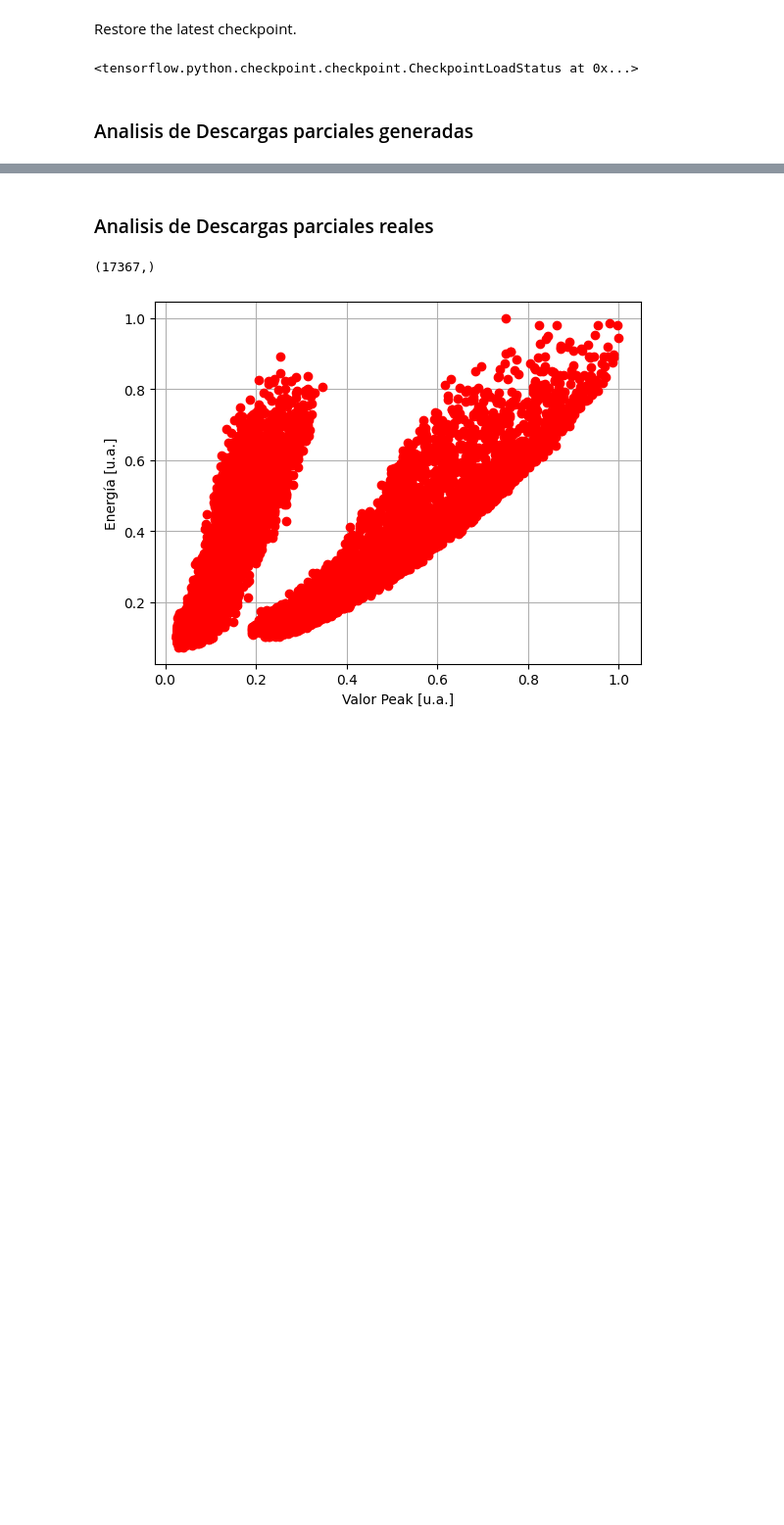
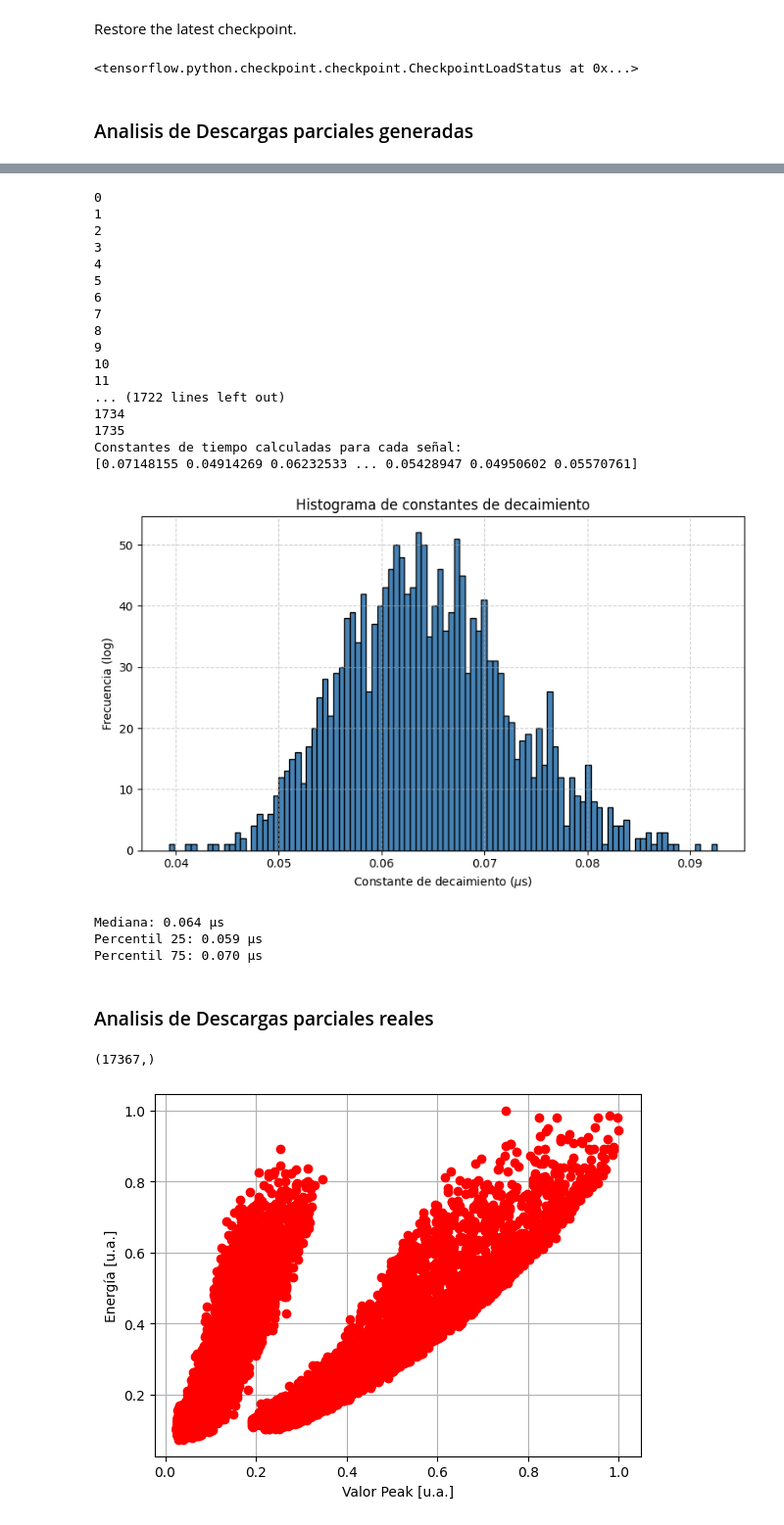
Before and after one commit to NicoTinto/PINN-Wavegan, a Jupyter notebook: DCgan_Electrical_Tree-Nicolas.ipynb, the cells around one changed output, grey strips where cells are left out. Shown at 98% size. Saved outputs shown, nothing was run; the diff lists cells and outputs as text; code cells hidden in the pictures; blank space fills up the shorter version.

```diff
--- a/DCgan_Electrical_Tree-Nicolas.ipynb
+++ b/DCgan_Electrical_Tree-Nicolas.ipynb
@@ -1110,3 +1157,78 @@ vp_gen,e_gen=grafico_VP_EN(ondas_generadas,frecuencia_muestreo,A_pass_limit,frec
+# %%
+import numpy as np
+import matplotlib.pyplot as plt
+import numpy as np
+import matplotlib.pyplot as plt
+from scipy.optimize import curve_fit
+from scipy.signal import hilbert
+
+# Iterar sobre todas las señales de dfr (cada fila)
+constantes_tiempo_g = []
+for i in range(ondas_generadas.shape[0]):
+    print(i)
+    signal = ondas_generadas[i]
+    tau = calcular_constante_tiempo(signal, tiempo)
+    constantes_tiempo_g.append(tau)
+
+constantes_tiempo_g = np.array(constantes_tiempo_g)
+
+print("Constantes de tiempo calculadas para cada señal:")
+print(constantes_tiempo_g)
+# Calcular media y desviación estándar ignorando NaN
+mean = np.nanmean(constantes_tiempo_g)
+std = np.nanstd(constantes_tiempo_g)
+
+# Detectar outliers: muy grandes o negativos
+outliers = (constantes_tiempo_g > mean + 3.5 * std) | (constantes_tiempo_g < 0)
+
+# Reemplazar outliers por 0
+constantes_tiempo_g[outliers] = 0
+
+# ---------- Histograma de constantes de tiempo ----------
+# Eliminar NaN y ceros (outliers)
+constantes_filtradas_g = constantes_tiempo_g[~np.isnan(constantes_tiempo_g)]
+constantes_filtradas_g = constantes_filtradas_g[constantes_filtradas_g > 0]
+
+# Histograma
+plt.figure(figsize=(8, 5))
+plt.hist(constantes_filtradas_g, bins=100, color='steelblue', edgecolor='black', log=False)
+plt.xlabel(r'Constante de decaimiento ($\mu$s)')
+plt.ylabel('Frecuencia (log)')
+plt.title('Histograma de constantes de decaimiento')
+plt.grid(True, linestyle='--', alpha=0.6)
+plt.tight_layout()
+plt.show()
+
+# ---------- Estadísticas básicas ----------
+mediana = np.median(constantes_filtradas_g)
+p25 = np.percentile(constantes_filtradas_g, 25)
+p75 = np.percentile(constantes_filtradas_g, 75)
+
+print(f"Mediana: {mediana:.3f} μs")
+print(f"Percentil 25: {p25:.3f} μs")
+print(f"Percentil 75: {p75:.3f} μs")
+# %% [output]
+0
+1
+2
+3
+4
+5
+6
+7
+8
+9
+10
+11
+... (1722 lines left out)
+1734
+1735
+Constantes de tiempo calculadas para cada señal:
+[0.07148155 0.04914269 0.06232533 ... 0.05428947 0.04950602 0.05570761]
+[figure, added]
+Mediana: 0.064 μs
+Percentil 25: 0.059 μs
+Percentil 75: 0.070 μs
 # %% [markdown]
 ### Analisis de Descargas parciales reales
 # %%
```
Also changed, not shown: parts of 7 cells of this notebook.
